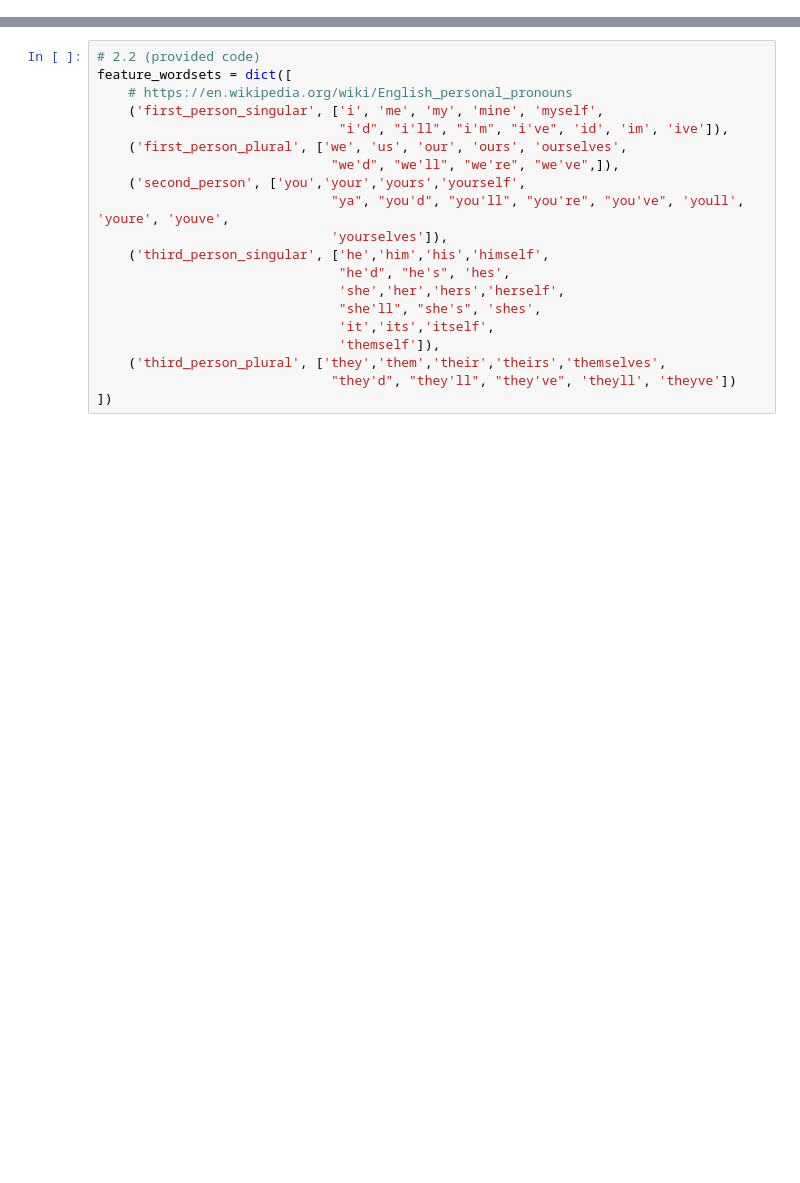
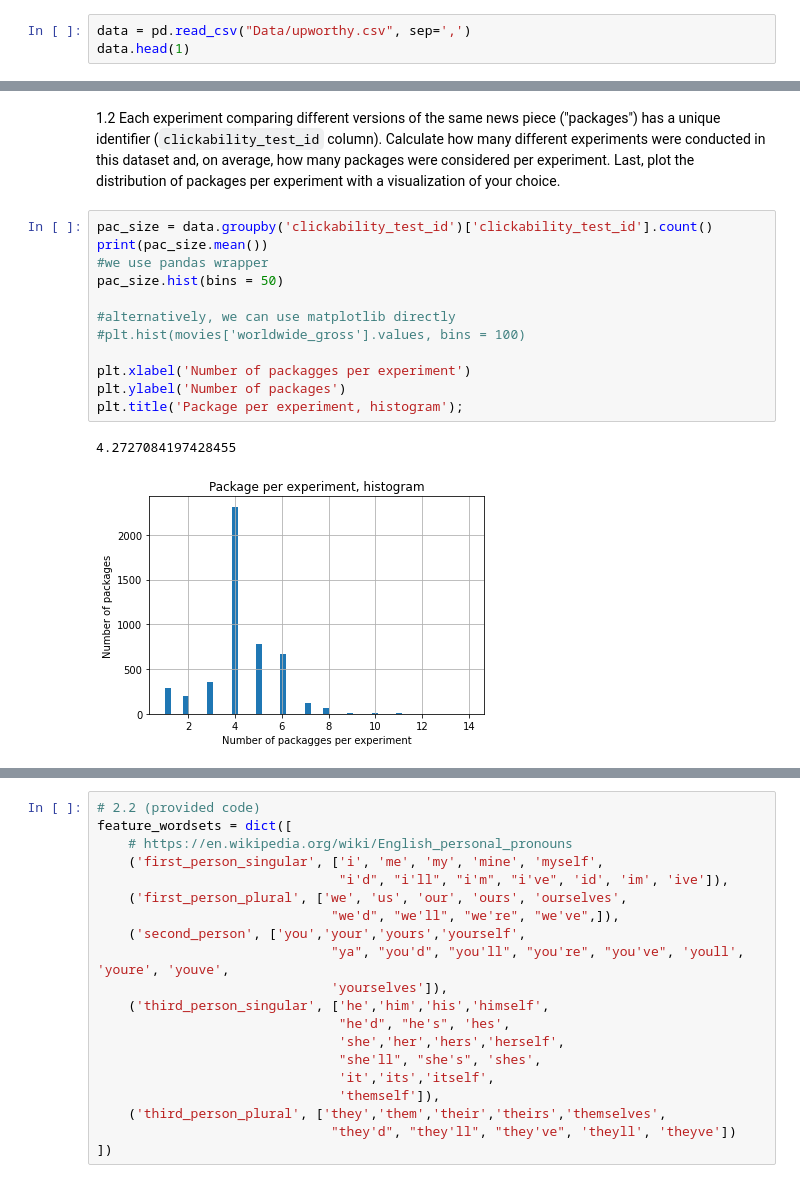
Before and after one commit to Scarlett4431/2022, a Jupyter notebook: Homework/01 - Pandas Data Wrangling and Data Viz/hw1.ipynb, the cells around one changed output, grey strips where cells are left out. Drawn from its saved outputs; the diff is of its cells as text; blank space fills up the shorter version.

```diff
--- a/Homework/01 - Pandas Data Wrangling and Data Viz/hw1.ipynb
+++ b/Homework/01 - Pandas Data Wrangling and Data Viz/hw1.ipynb
@@ -138,0 +116,3 @@ Create a dataset where:
+# %%
+data = pd.read_csv("Data/upworthy.csv", sep=',')
+data.head(1)
@@ -138,0 +122,19 @@ Create a dataset where:
+# %% [markdown]
+1.2 Each experiment comparing different versions of the same news piece ("packages") has a unique identifier (`clickability_test_id` column).
+Calculate how many different experiments were conducted in this dataset and, on average, how many packages were considered per experiment.
+Last, plot the distribution of packages per experiment with a visualization of your choice.
+# %%
+pac_size = data.groupby('clickability_test_id')['clickability_test_id'].count()
+print(pac_size.mean())
+#we use pandas wrapper
+pac_size.hist(bins = 50)
+
+#alternatively, we can use matplotlib directly
+#plt.hist(movies['worldwide_gross'].values, bins = 100)
+
+plt.xlabel('Number of packagges per experiment')
+plt.ylabel('Number of packages')
+plt.title('Package per experiment, histogram');
+# %% [output]
+4.2727084197428455
+[figure, added]
```
Also changed, not shown: parts of 64 cells of this notebook, 8 other files.
